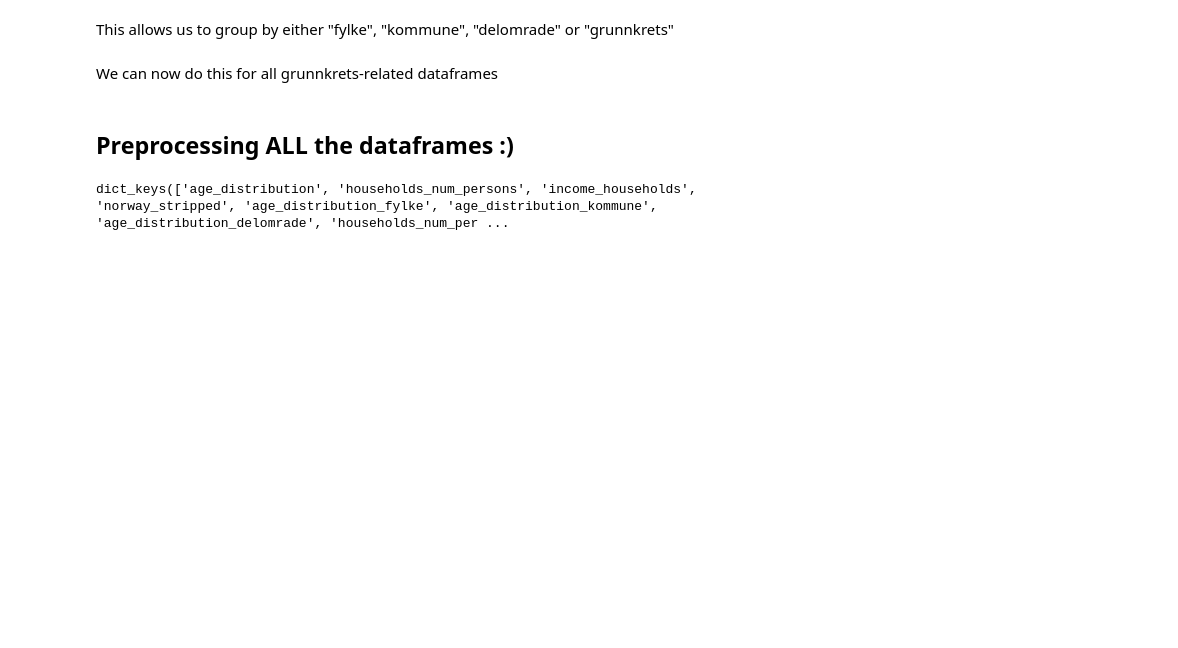
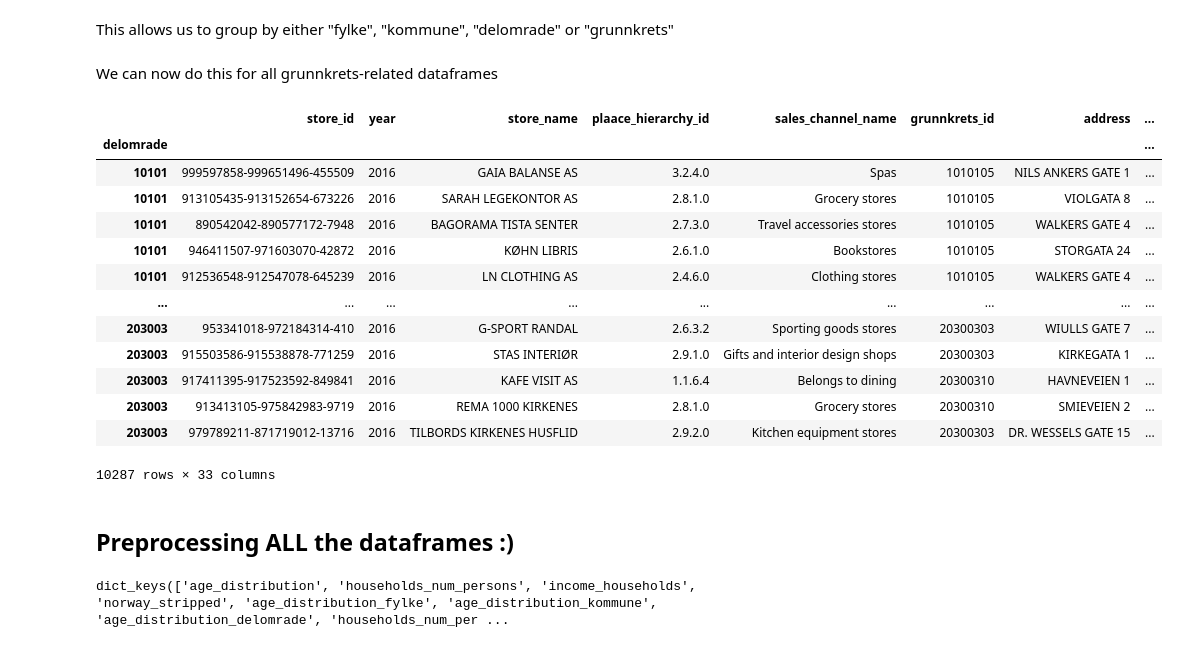
Before and after one commit to halvorlinder/TDT4173-Machine-Learning, a Jupyter notebook: grunnkrets.ipynb, the cells around one changed output. Drawn from its saved outputs; the diff is of its cells as text; code cells hidden in the pictures; blank space fills up the shorter version.

```diff
--- a/grunnkrets.ipynb
+++ b/grunnkrets.ipynb
@@ -31,0 +34,8 @@ age_distribution.head()
+# %%
+from sklearn.model_selection import train_test_split
+
+stores_train = pd.read_csv("data/stores_train.csv")
+stores_train, _ = train_test_split(stores_train, test_size=0.2, random_state=0)
+stores_train_explore = stores_train[ ['grunnkrets_id'] ].copy()
+stores_train_explore["store_count"] = 1
+stores_train_explore
@@ -62,6 +169,27 @@ new_age_distribution.head()
 This allows us to group by either "fylke", "kommune", "delomrade" or "grunnkrets"
 # %% [markdown]
 We can now do this for all grunnkrets-related dataframes
+# %%
+from utils import join_grouped_df, age_bins
+
+full_population_df = create_geographical_columns(stores_train)
+
+join_grouped_df(full_population_df, new_age_distribution[age_bins(age_list) + ['delomrade']], 'delomrade')
+# %% [output]
+|  | store_id | year | store_name | plaace_hierarchy_id | sales_channel_name | grunnkrets_id | address | ... |
+| delomrade |  |  |  |  |  |  |  | ... |
+| 10101 | 999597858-999651496-455509 | 2016 | GAIA BALANSE AS | 3.2.4.0 | Spas | 1010105 | NILS ANKERS GATE 1 | ... |
+| 10101 | 913105435-913152654-673226 | 2016 | SARAH LEGEKONTOR AS | 2.8.1.0 | Grocery stores | 1010105 | VIOLGATA 8 | ... |
+| 10101 | 890542042-890577172-7948 | 2016 | BAGORAMA TISTA SENTER | 2.7.3.0 | Travel accessories stores | 1010105 | WALKERS GATE 4 | ... |
+| 10101 | 946411507-971603070-42872 | 2016 | KØHN LIBRIS | 2.6.1.0 | Bookstores | 1010105 | STORGATA 24 | ... |
+| 10101 | 912536548-912547078-645239 | 2016 | LN CLOTHING AS | 2.4.6.0 | Clothing stores | 1010105 | WALKERS GATE 4 | ... |
+| ... | ... | ... | ... | ... | ... | ... | ... | ... |
+| 203003 | 953341018-972184314-410 | 2016 | G-SPORT RANDAL | 2.6.3.2 | Sporting goods stores | 20300303 | WIULLS GATE 7 | ... |
+| 203003 | 915503586-915538878-771259 | 2016 | STAS INTERIØR | 2.9.1.0 | Gifts and interior design shops | 20300303 | KIRKEGATA 1 | ... |
+| 203003 | 917411395-917523592-849841 | 2016 | KAFE VISIT AS | 1.1.6.4 | Belongs to dining | 20300310 | HAVNEVEIEN 1 | ... |
+| 203003 | 913413105-975842983-9719 | 2016 | REMA 1000 KIRKENES | 2.8.1.0 | Grocery stores | 20300310 | SMIEVEIEN 2 | ... |
+| 203003 | 979789211-871719012-13716 | 2016 | TILBORDS KIRKENES HUSFLID | 2.9.2.0 | Kitchen equipment stores | 20300303 | DR. WESSELS GATE 15 | ... |
+10287 rows × 33 columns
 # %% [markdown]
 ## Preprocessing ALL the dataframes :)
 # %%
```
Also changed, not shown: parts of 13 cells of this notebook, 2 other files.
